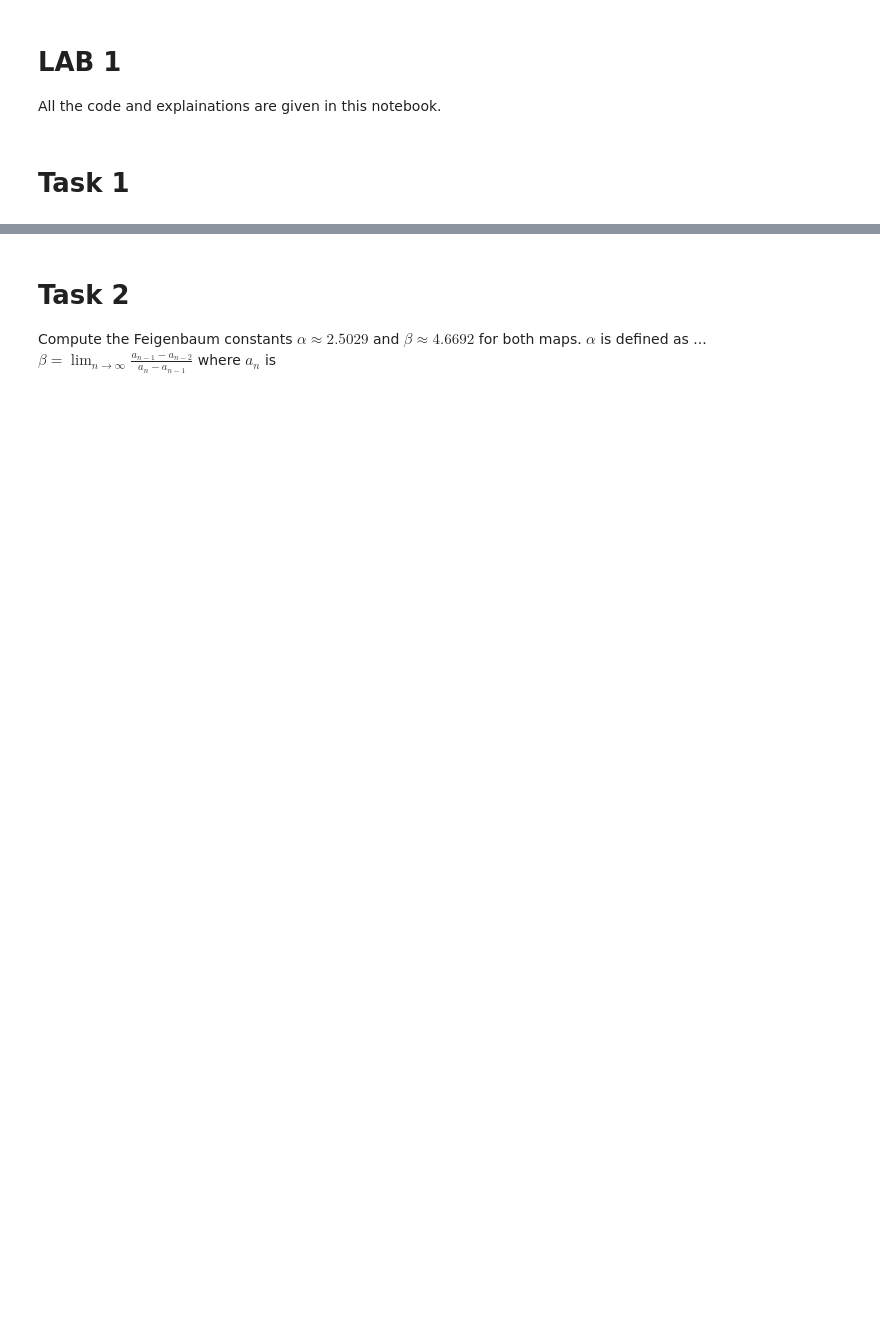
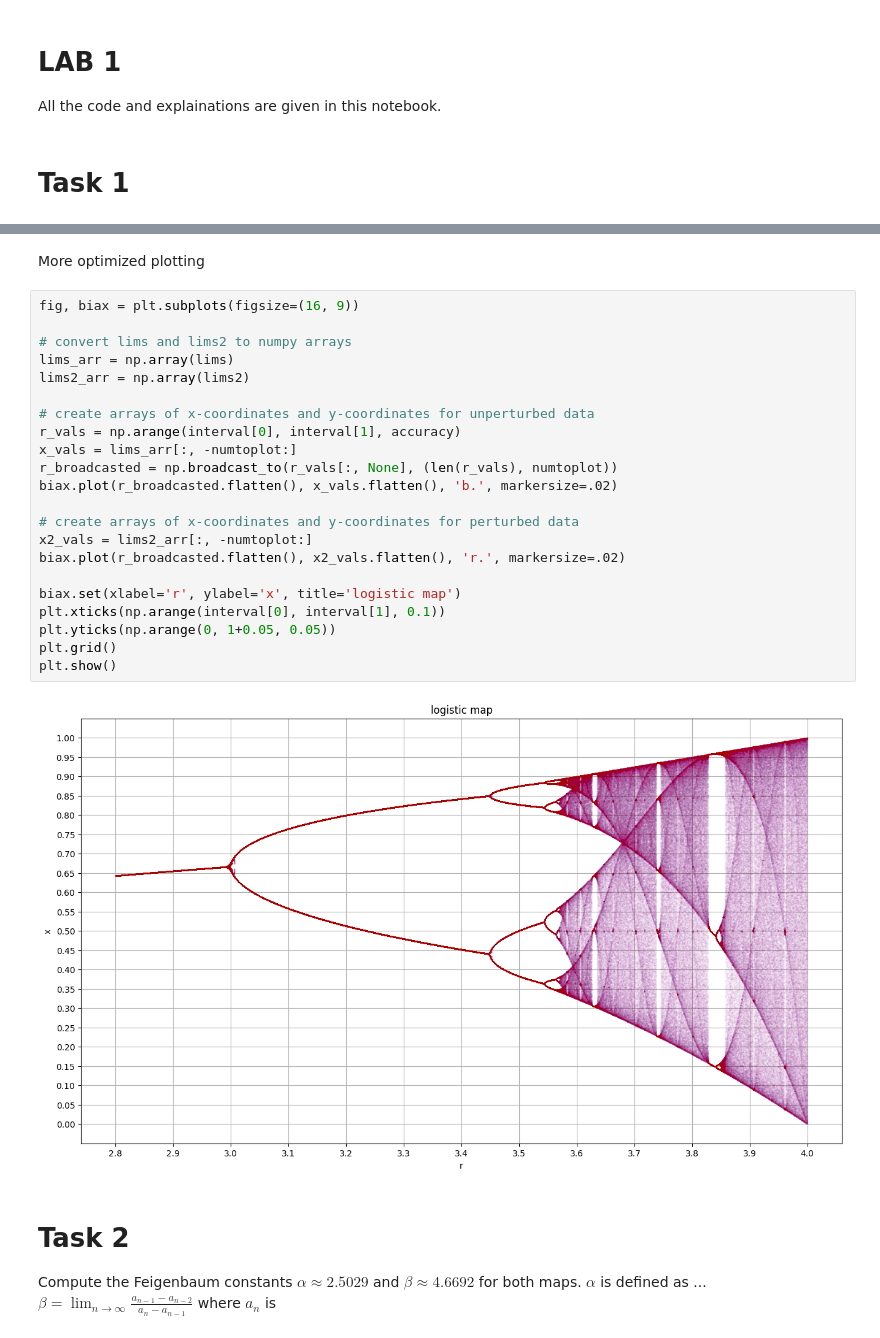
Before and after one commit to SunAndClouds/ComplexSystems, a Jupyter notebook: Lab1.ipynb, the cells around one changed output, grey strips where cells are left out. Cells and saved outputs as stored; diff of their text form; blank space fills up the shorter version.

```diff
--- a/Lab1.ipynb
+++ b/Lab1.ipynb
@@ -45,3 +38,29 @@ plt.show()
+# %% [markdown]
+More optimized plotting
+# %%
+fig, biax = plt.subplots(figsize=(16, 9))
+
+# convert lims and lims2 to numpy arrays
+lims_arr = np.array(lims)
+lims2_arr = np.array(lims2)
+
+# create arrays of x-coordinates and y-coordinates for unperturbed data
+r_vals = np.arange(interval[0], interval[1], accuracy)
+x_vals = lims_arr[:, -numtoplot:]
+r_broadcasted = np.broadcast_to(r_vals[:, None], (len(r_vals), numtoplot))
+biax.plot(r_broadcasted.flatten(), x_vals.flatten(), 'b.', markersize=.02)
+
+# create arrays of x-coordinates and y-coordinates for perturbed data
+x2_vals = lims2_arr[:, -numtoplot:]
+biax.plot(r_broadcasted.flatten(), x2_vals.flatten(), 'r.', markersize=.02)
+
+biax.set(xlabel='r', ylabel='x', title='logistic map')
+plt.xticks(np.arange(interval[0], interval[1], 0.1))
+plt.yticks(np.arange(0, 1+0.05, 0.05))
+plt.grid()
+plt.show()
+# %% [output]
+[figure, added]
 # %% [markdown]
 # Task 2
 Compute the Feigenbaum constants $\alpha\approx 2.5029$ and $\beta\approx4.6692$
```
Also changed, not shown: parts of 6 cells of this notebook.
